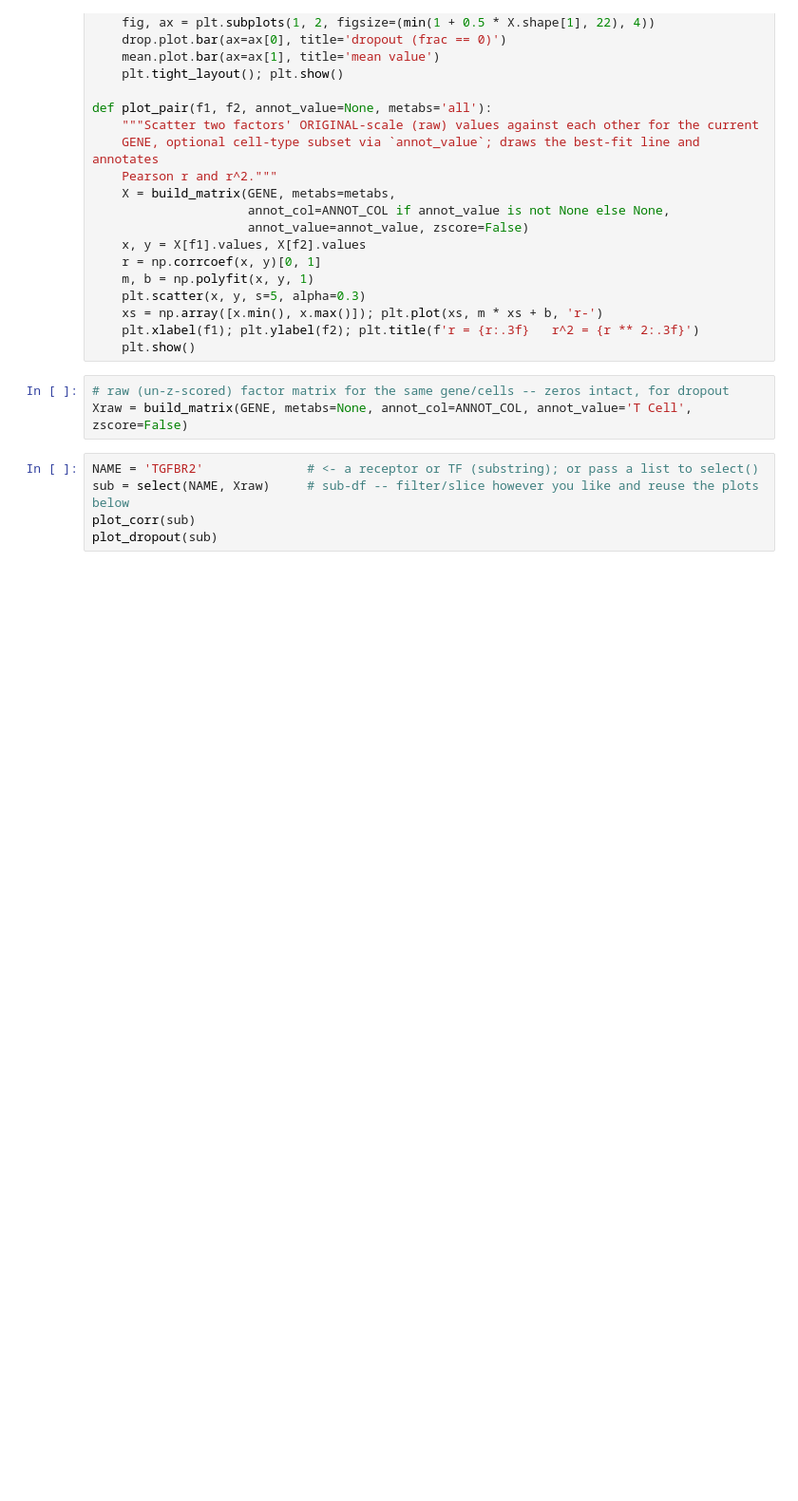
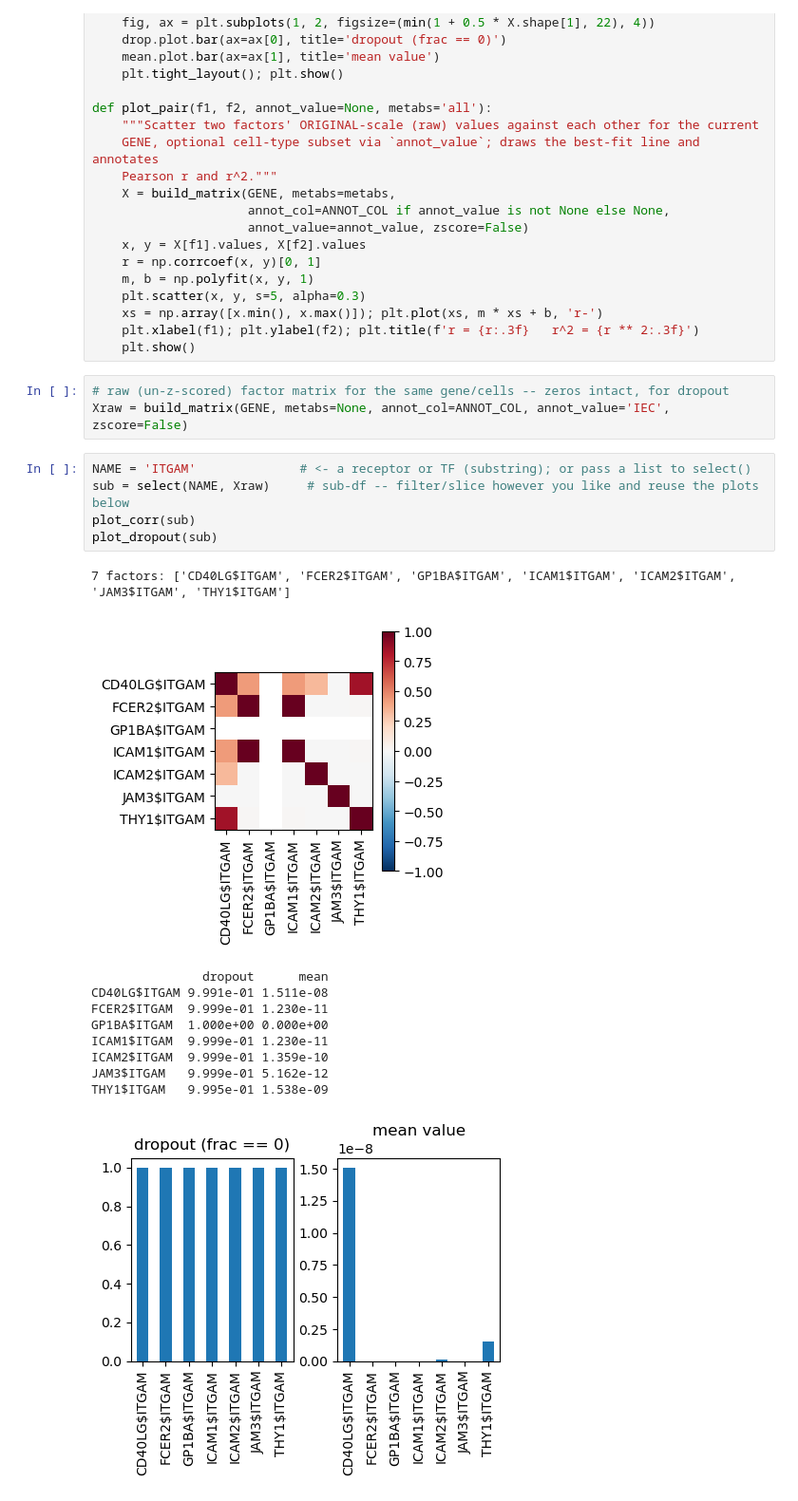
Before and after one commit to fosterea/MetabTravLR, a Jupyter notebook: metab_processing/LinearRegression/clusters.ipynb, the cells around one changed output. Shown at 95% size. Saved outputs shown, nothing was run; the diff lists cells and outputs as text; blank space fills up the shorter version.

```diff
--- a/metab_processing/LinearRegression/clusters.ipynb
+++ b/metab_processing/LinearRegression/clusters.ipynb
@@ -137,12 +191,24 @@ def plot_pair(f1, f2, annot_value=None, metabs='all'):
     plt.show()
 # %%
 # raw (un-z-scored) factor matrix for the same gene/cells -- zeros intact, for dropout
-Xraw = build_matrix(GENE, metabs=None, annot_col=ANNOT_COL, annot_value='T Cell', zscore=False)
+Xraw = build_matrix(GENE, metabs=None, annot_col=ANNOT_COL, annot_value='IEC', zscore=False)
 # %%
-NAME = 'TGFBR2'              # <- a receptor or TF (substring); or pass a list to select()
+NAME = 'ITGAM'              # <- a receptor or TF (substring); or pass a list to select()
 sub = select(NAME, Xraw)     # sub-df -- filter/slice however you like and reuse the plots below
 plot_corr(sub)
 plot_dropout(sub)
+# %% [output]
+7 factors: ['CD40LG$ITGAM', 'FCER2$ITGAM', 'GP1BA$ITGAM', 'ICAM1$ITGAM', 'ICAM2$ITGAM', 'JAM3$ITGAM', 'THY1$ITGAM']
+[figure, added]
+               dropout      mean
+CD40LG$ITGAM 9.991e-01 1.511e-08
+FCER2$ITGAM  9.999e-01 1.230e-11
+GP1BA$ITGAM  1.000e+00 0.000e+00
+ICAM1$ITGAM  9.999e-01 1.230e-11
+ICAM2$ITGAM  9.999e-01 1.359e-10
+JAM3$ITGAM   9.999e-01 5.162e-12
+THY1$ITGAM   9.995e-01 1.538e-09
+[figure, added]
 # %%
 # original-scale scatter of two factors (best-fit line + r / r^2); subset by cell type.
 cols = sub.columns
```
Also changed, not shown: parts of 6 cells of this notebook.
